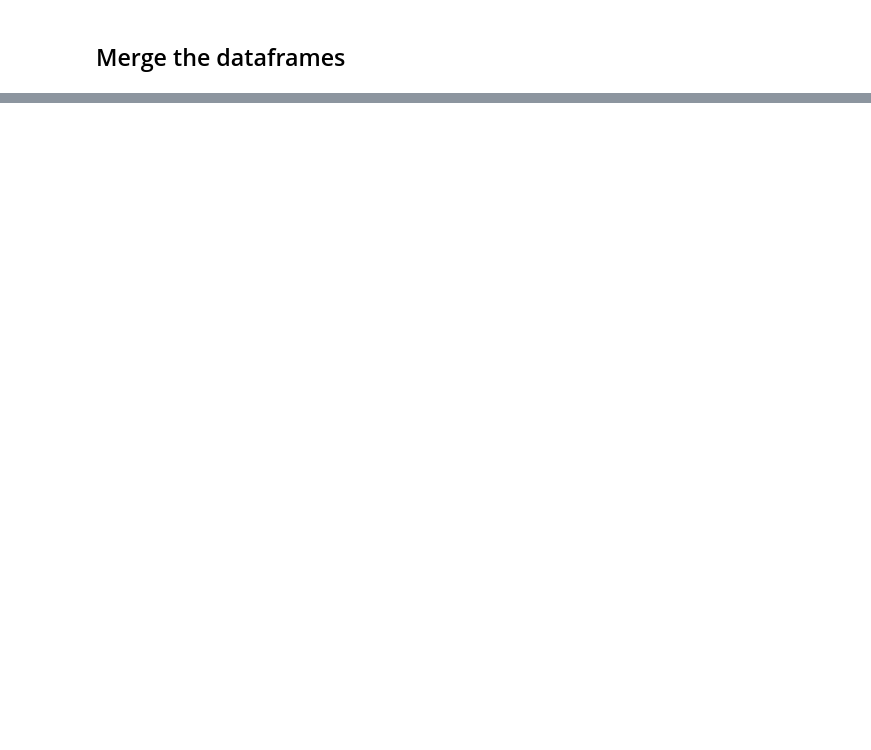
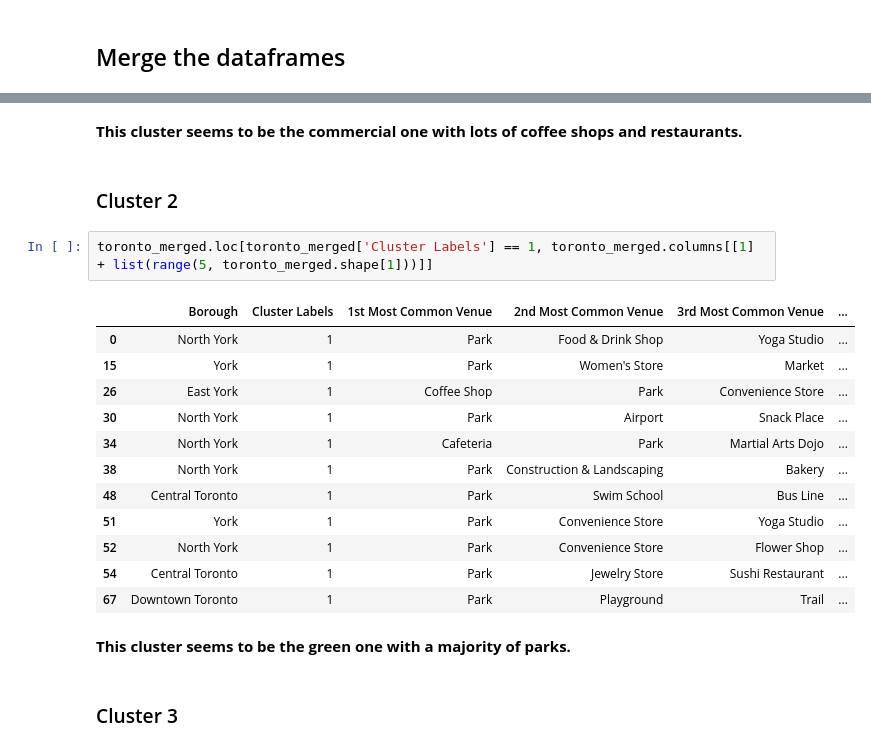
Before and after one commit to SandrineMetral/Coursera_Capstone, a Jupyter notebook: PostalCodes_Table.ipynb, the cells around one changed output, grey strips where cells are left out. Saved outputs shown, nothing was run; the diff lists cells and outputs as text; blank space fills up the shorter version.

```diff
--- a/PostalCodes_Table.ipynb
+++ b/PostalCodes_Table.ipynb
@@ -106,0 +500,23 @@ PC.head()
+# %% [markdown]
+**This cluster seems to be the commercial one with lots of coffee shops and restaurants.**
+# %% [markdown]
+### Cluster 2
+# %%
+toronto_merged.loc[toronto_merged['Cluster Labels'] == 1, toronto_merged.columns[[1] + list(range(5, toronto_merged.shape[1]))]]
+# %% [output]
+|  | Borough | Cluster Labels | 1st Most Common Venue | 2nd Most Common Venue | 3rd Most Common Venue | ... |
+| 0 | North York | 1 | Park | Food & Drink Shop | Yoga Studio | ... |
+| 15 | York | 1 | Park | Women's Store | Market | ... |
+| 26 | East York | 1 | Coffee Shop | Park | Convenience Store | ... |
+| 30 | North York | 1 | Park | Airport | Snack Place | ... |
+| 34 | North York | 1 | Cafeteria | Park | Martial Arts Dojo | ... |
+| 38 | North York | 1 | Park | Construction & Landscaping | Bakery | ... |
+| 48 | Central Toronto | 1 | Park | Swim School | Bus Line | ... |
+| 51 | York | 1 | Park | Convenience Store | Yoga Studio | ... |
+| 52 | North York | 1 | Park | Convenience Store | Flower Shop | ... |
+| 54 | Central Toronto | 1 | Park | Jewelry Store | Sushi Restaurant | ... |
+| 67 | Downtown Toronto | 1 | Park | Playground | Trail | ... |
+# %% [markdown]
+**This cluster seems to be the green one with a majority of parks.**
+# %% [markdown]
+### Cluster 3
```
Also changed, not shown: parts of 46 cells of this notebook.
